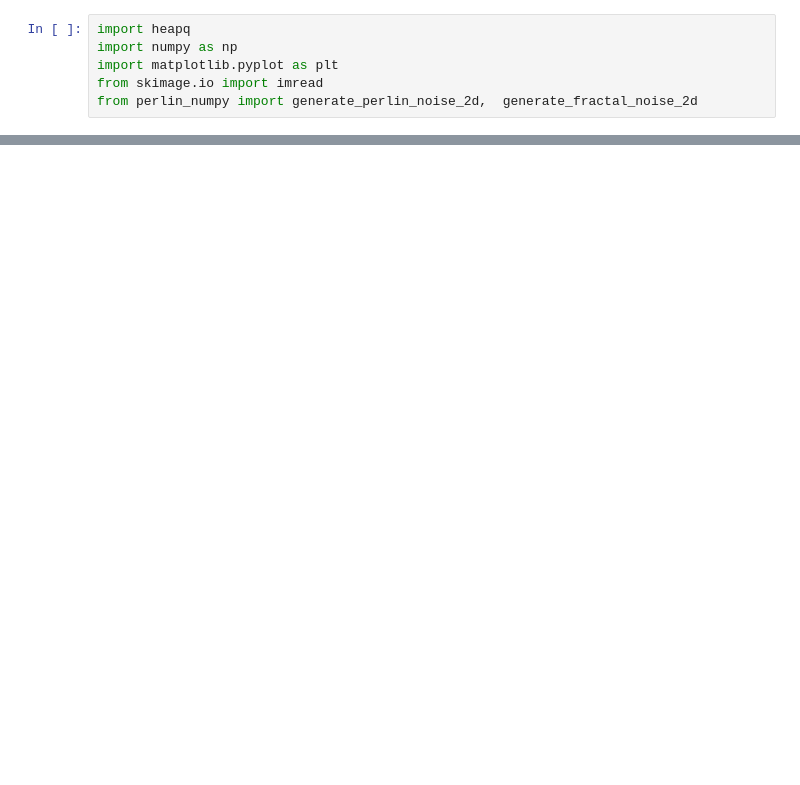
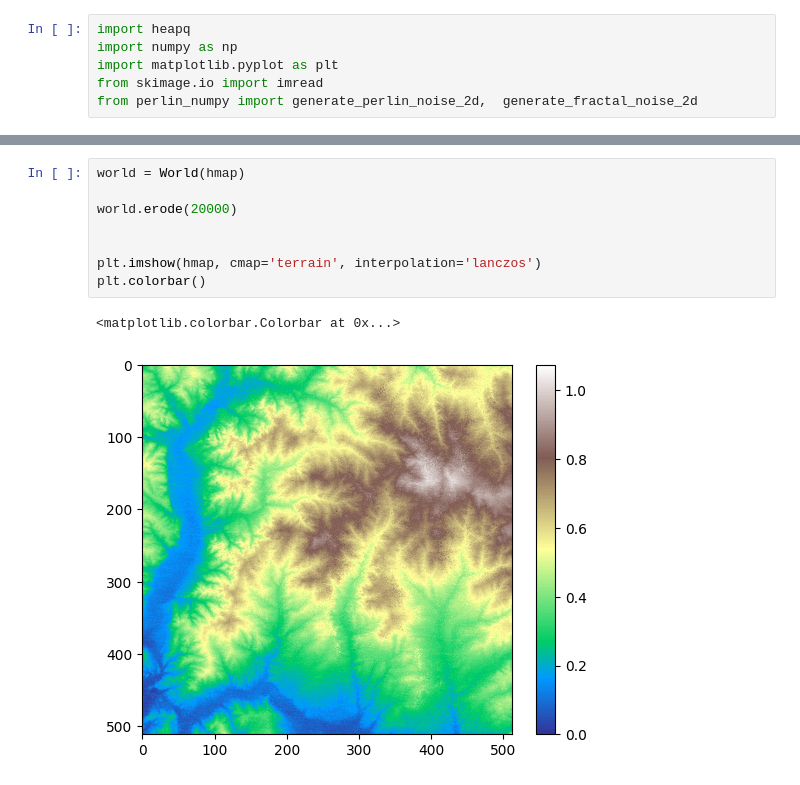
Before and after one commit to thwit/02563-generative-project, a Jupyter notebook: river.ipynb, the cells around one changed output, grey strips where cells are left out. Saved outputs shown, nothing was run; the diff lists cells and outputs as text; blank space fills up the shorter version.

```diff
--- a/river.ipynb
+++ b/river.ipynb
@@ -52,0 +93,11 @@ plt.imshow(hmap, cmap='gray', interpolation='lanczos')
+# %%
+world = World(hmap)
+
+world.erode(20000)
+
+
+plt.imshow(hmap, cmap='terrain', interpolation='lanczos')
+plt.colorbar()
+# %% [output]
+<matplotlib.colorbar.Colorbar at 0x...>
+[figure, added]
```
Also changed, not shown: parts of 4 cells of this notebook.
